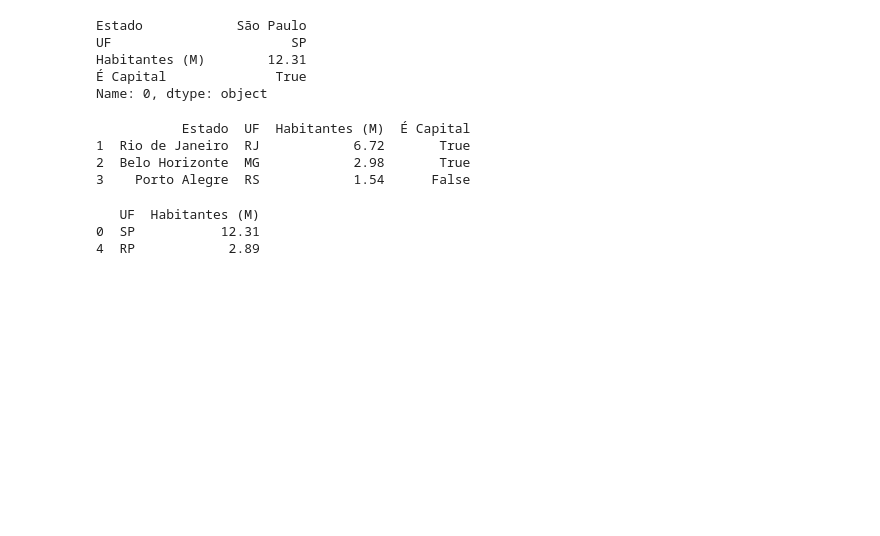
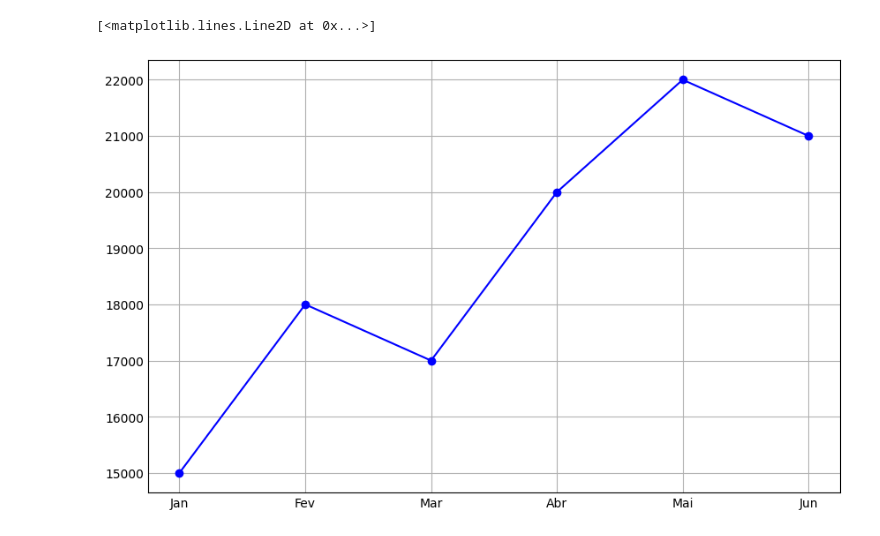
Before and after one commit to joaoricard09/aulas_repositorio, a Jupyter notebook: Conheça_o_Colab.ipynb, the cells around one changed output. Cells and saved outputs as stored; diff of their text form; code cells hidden in the pictures; blank space fills up the shorter version.

Commit message:
matplotlib

```diff
--- a/Conheça_o_Colab.ipynb
+++ b/Conheça_o_Colab.ipynb
@@ -63,21 +0,0 @@ cidades_br.drop('Tamanho (km²)', axis=1, inplace=True)
-# %%
-print(cidades_br.iloc[0])
-# %% [output]
-Estado            São Paulo
-UF                       SP
-Habitantes (M)        12.31
-É Capital              True
-Name: 0, dtype: object
-# %%
-print(cidades_br.iloc[1:4])
-# %% [output]
-           Estado  UF  Habitantes (M)  É Capital
-1  Rio de Janeiro  RJ            6.72       True
-2  Belo Horizonte  MG            2.98       True
-3    Porto Alegre  RS            1.54      False
-# %%
-print(cidades_br.iloc[[0, 4], [1, 2]])
-# %% [output]
-   UF  Habitantes (M)
-0  SP           12.31
-4  RP            2.89
@@ -83,0 +3,11 @@ print(cidades_br.iloc[[0, 4], [1, 2]])
+# %%
+# Dados de exemplo
+meses = ['Jan', 'Fev', 'Mar', 'Abr', 'Mai', 'Jun']
+total_vendas_mensal = [15000, 18000, 17000, 20000, 22000, 21000]
+# %%
+# Gráfico de Linha
+plt.figure(figsize=(8,5))
+plt.plot(meses, total_vendas_mensal, marker='o', color='blue')
+# %% [output]
+[<matplotlib.lines.Line2D at 0x...>]
+[figure, added]
```
Also changed, not shown: parts of 14 cells of this notebook.
